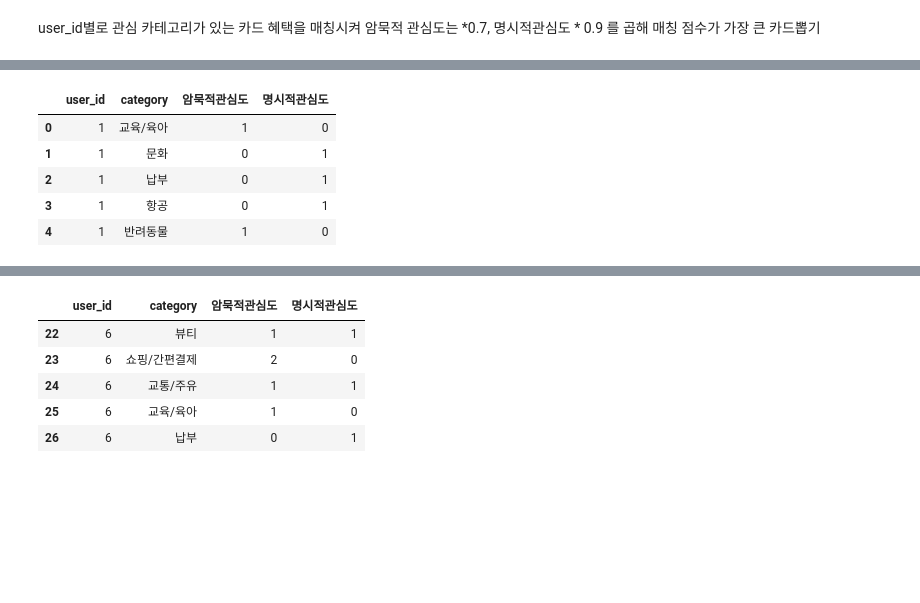
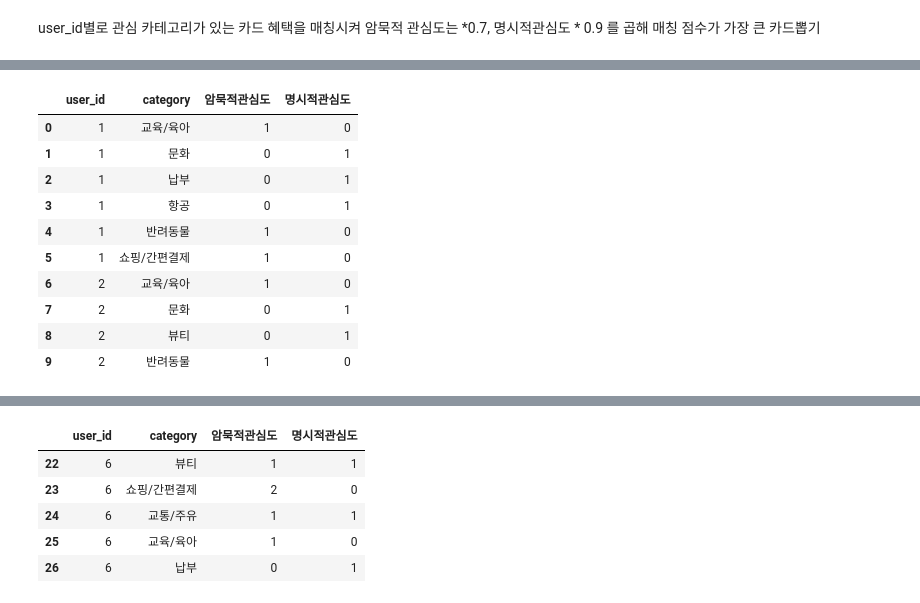
Before and after one commit to zefo38/llm-copywriting, a Jupyter notebook: 04. 카드별 카테고리 매칭 점수와 연회비 함께 본 후 카드 선정.ipynb, the cells around one changed output, grey strips where cells are left out. Cells and saved outputs as stored; diff of their text form; code cells hidden in the pictures; blank space fills up the shorter version.

```diff
--- a/04. 카드별 카테고리 매칭 점수와 연회비 함께 본 후 카드 선정.ipynb
+++ b/04. 카드별 카테고리 매칭 점수와 연회비 함께 본 후 카드 선정.ipynb
@@ -122,12 +124,17 @@ card[
 # %%
-interests.head()
+interests.head(10)
 # %% [output]
 |  | user_id | category | 암묵적관심도 | 명시적관심도 |
 | 0 | 1 | 교육/육아 | 1 | 0 |
 | 1 | 1 | 문화 | 0 | 1 |
 | 2 | 1 | 납부 | 0 | 1 |
 | 3 | 1 | 항공 | 0 | 1 |
 | 4 | 1 | 반려동물 | 1 | 0 |
+| 5 | 1 | 쇼핑/간편결제 | 1 | 0 |
+| 6 | 2 | 교육/육아 | 1 | 0 |
+| 7 | 2 | 문화 | 0 | 1 |
+| 8 | 2 | 뷰티 | 0 | 1 |
+| 9 | 2 | 반려동물 | 1 | 0 |
 # %%
 card.head()
 # %% [output]
```
Also changed, not shown: parts of 17 cells of this notebook, 5 other files.
